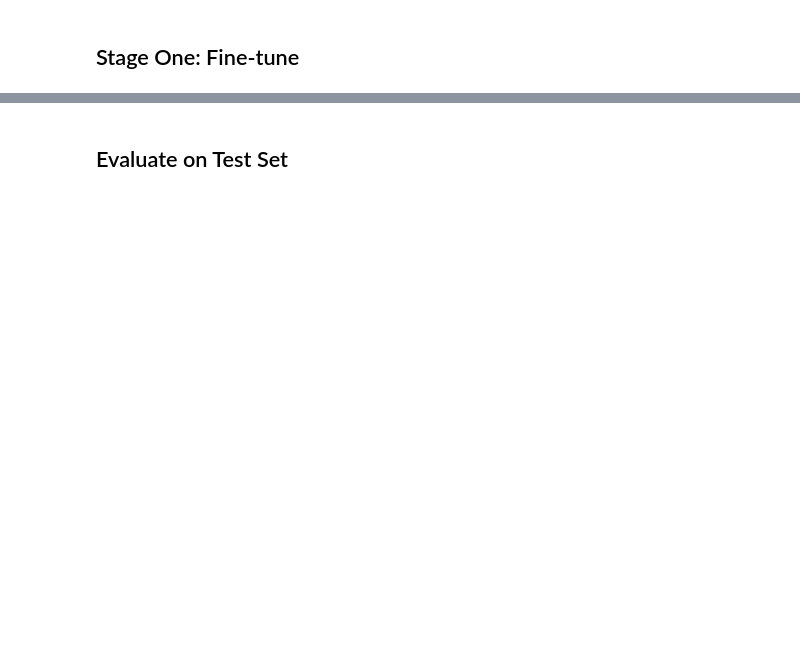
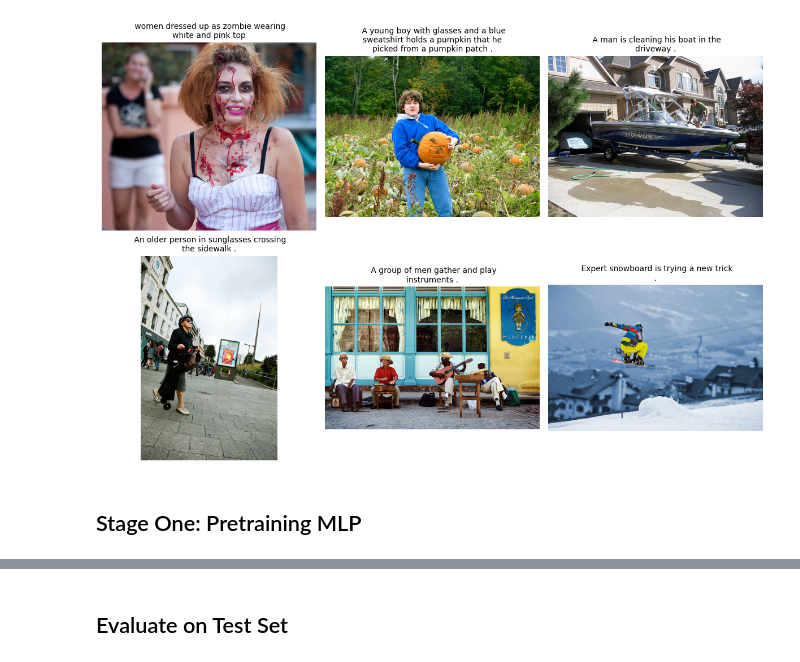
Before and after one commit to S-Spence/vlm-image-captioning, a Jupyter notebook: experiments/experiment_6.ipynb, the cells around one changed output, grey strips where cells are left out. Cells and saved outputs as stored; diff of their text form; code cells hidden in the pictures; blank space fills up the shorter version.

```diff
--- a/experiments/experiment_6.ipynb
+++ b/experiments/experiment_6.ipynb
@@ -76,17 +92,19 @@ os.makedirs(evaluations_dir, exist_ok=True)
 # %%
 # load data
 # Note: the train loader loads duplicate images with a 1:1 mapping of image to captions
 # and the val/test loaders load images with a 1:N mapping of image to captions for evaluation
 # these loaders will load batches of images rather than all images at once to avoid memory issues
+train_loader = dp.batch_stream("captions.txt", os.path.join(data_dir, "train"), batch_size=4, eval_mode=False)
 val_dir = os.path.join(data_dir, "val")
 train_dir = os.path.join(data_dir, "train")
 test_dir = os.path.join(data_dir, "test")
-train_loader = dp.batch_stream("captions.txt", train_dir, batch_size=4, eval_mode=False)
 
 # visualize some training images
 batch_1 = next(train_loader)
 batch_2 = next(train_loader)
 dp.visualize_random_captions([batch_1, batch_2])
+# %% [output]
+[figure, added]
 # %% [markdown]
-## Stage One: Fine-tune
+## Stage One: Pretraining MLP
 # %%
```
Also changed, not shown: parts of 8 cells of this notebook, 12 other files.
